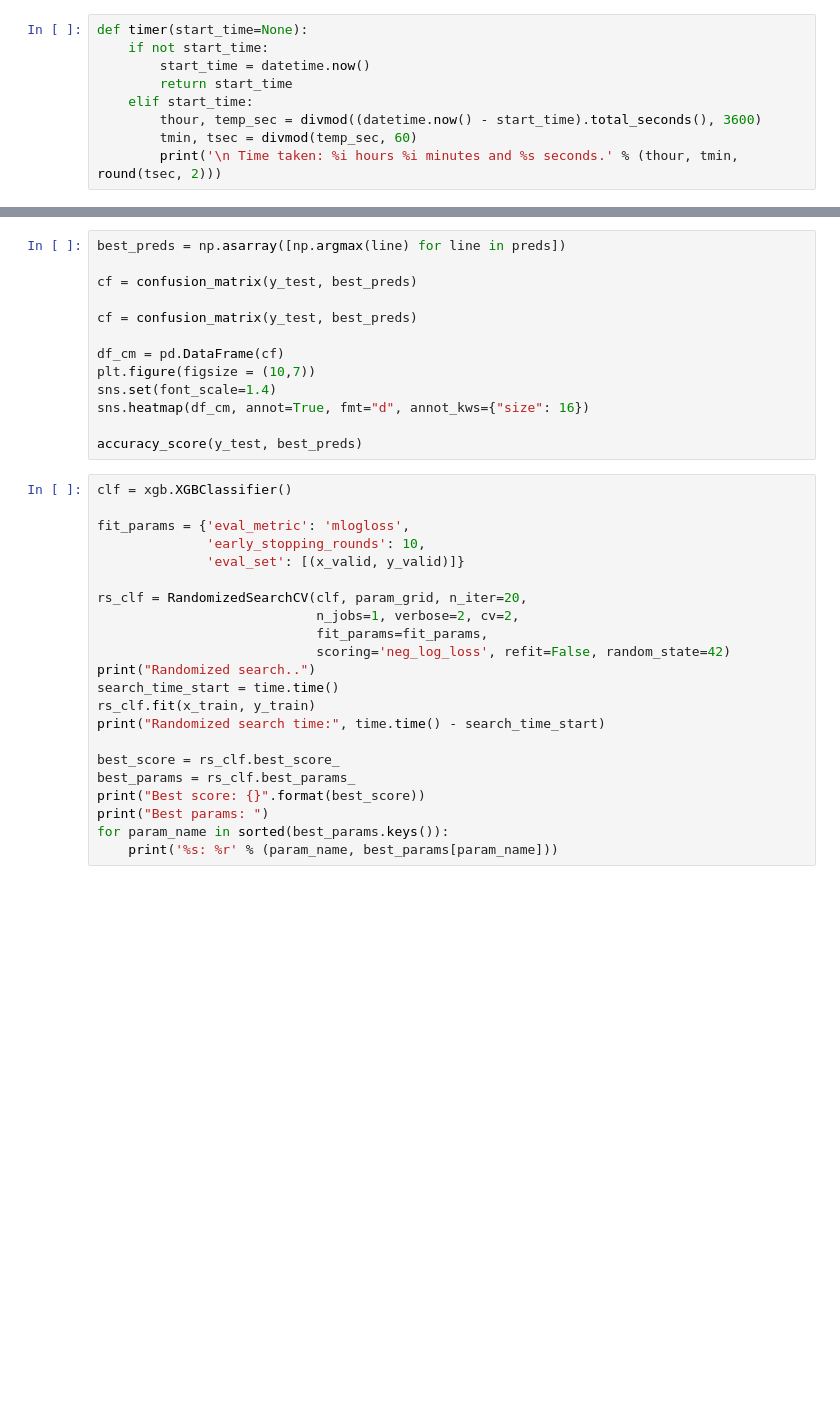
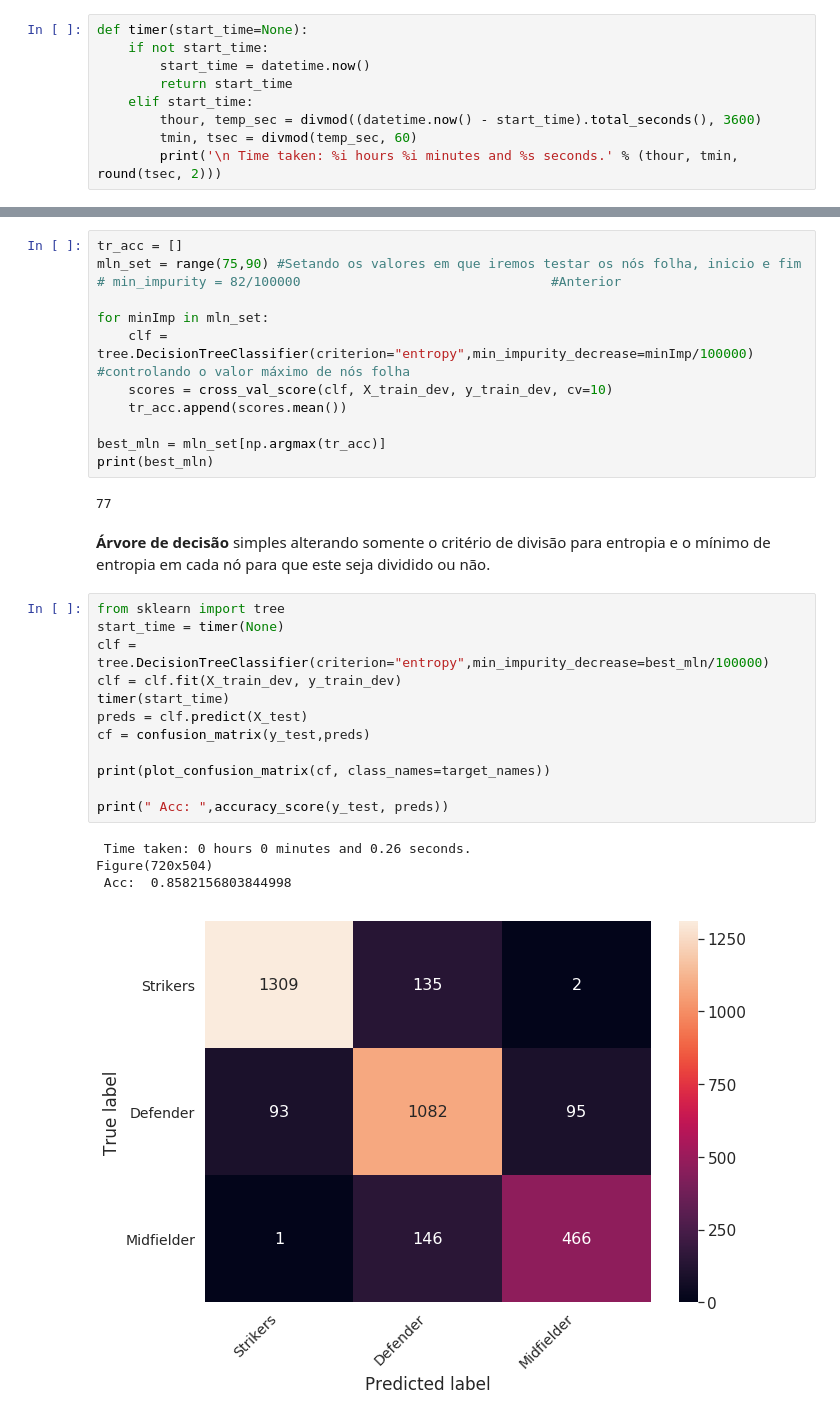
Before and after one commit to Sette/fifa_dataset, a Jupyter notebook: Xgboost_fifa.ipynb, the cells around one changed output, grey strips where cells are left out. Saved outputs shown, nothing was run; the diff lists cells and outputs as text; blank space fills up the shorter version.

```diff
--- a/Xgboost_fifa.ipynb
+++ b/Xgboost_fifa.ipynb
@@ -270,35 +211,33 @@ XGBoostError: b'[16:45:41] src/objective/multiclass_obj.cu:59: Check failed: inf
-# %%
-best_preds = np.asarray([np.argmax(line) for line in preds])
-
-cf = confusion_matrix(y_test, best_preds)
-
-cf = confusion_matrix(y_test, best_preds)
-
-df_cm = pd.DataFrame(cf)
-plt.figure(figsize = (10,7))
-sns.set(font_scale=1.4)
-sns.heatmap(df_cm, annot=True, fmt="d", annot_kws={"size": 16})
-
-accuracy_score(y_test, best_preds)
-# %%
-clf = xgb.XGBClassifier()
-
-fit_params = {'eval_metric': 'mlogloss',
-              'early_stopping_rounds': 10,
-              'eval_set': [(x_valid, y_valid)]}
-
-rs_clf = RandomizedSearchCV(clf, param_grid, n_iter=20,
-                            n_jobs=1, verbose=2, cv=2,
-                            fit_params=fit_params,
-                            scoring='neg_log_loss', refit=False, random_state=42)
-print("Randomized search..")
-search_time_start = time.time()
-rs_clf.fit(x_train, y_train)
-print("Randomized search time:", time.time() - search_time_start)
-
-best_score = rs_clf.best_score_
-best_params = rs_clf.best_params_
-print("Best score: {}".format(best_score))
-print("Best params: ")
-for param_name in sorted(best_params.keys()):
-    print('%s: %r' % (param_name, best_params[param_name]))
+# %%
+tr_acc = []
+mln_set = range(75,90) #Setando os valores em que iremos testar os nós folha, inicio e fim
+# min_impurity = 82/100000                                #Anterior
+
+for minImp in mln_set:
+    clf = tree.DecisionTreeClassifier(criterion="entropy",min_impurity_decrease=minImp/100000) #controlando o valor máximo de nós folha
+    scores = cross_val_score(clf, X_train_dev, y_train_dev, cv=10)
+    tr_acc.append(scores.mean())
+
+best_mln = mln_set[np.argmax(tr_acc)]
+print(best_mln)
+# %% [output]
+77
+# %% [markdown]
+**Árvore de decisão** simples alterando somente o critério de divisão para entropia e o mínimo de entropia em cada nó para que este seja dividido ou não.
+# %%
+from sklearn import tree
+start_time = timer(None)
+clf = tree.DecisionTreeClassifier(criterion="entropy",min_impurity_decrease=best_mln/100000)
+clf = clf.fit(X_train_dev, y_train_dev)
+timer(start_time)
+preds = clf.predict(X_test)
+cf = confusion_matrix(y_test,preds)
+
+print(plot_confusion_matrix(cf, class_names=target_names))
+
+print(" Acc: ",accuracy_score(y_test, preds))
+# %% [output]
+ Time taken: 0 hours 0 minutes and 0.26 seconds.
+Figure(720x504)
+ Acc:  0.8582156803844998
+[figure, added]
```
Also changed, not shown: parts of 16 cells of this notebook, 2 other files.
